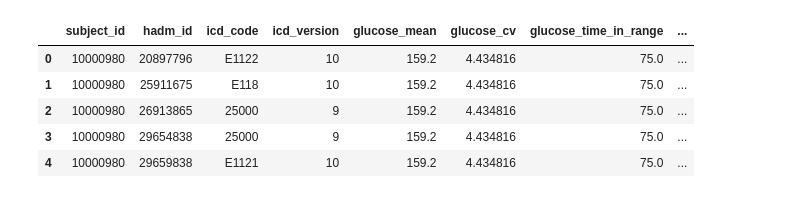
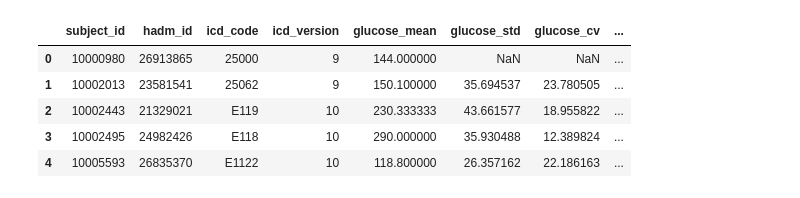
Before and after one commit to omiiii274/AKI-Prediction-in-Type-2-Diabetes-Patient-, a Jupyter notebook: notebooks/explore_data.ipynb, the cells around one changed output. Saved outputs shown, nothing was run; the diff lists cells and outputs as text; code cells hidden in the pictures.

```diff
--- a/notebooks/explore_data.ipynb
+++ b/notebooks/explore_data.ipynb
@@ -1,13 +38,17 @@
 # %%
 import pandas as pd
+pd.set_option('display.max_columns', None)
 
-# Step 1: Read the binary parquet file created by our pipeline
-saved_cohort_data = pd.read_parquet("../data/extract_patient_cohort.parquet")
+cohort_df = pd.read_parquet("../data/diabetes_cohort_list.parquet")
 
-# Step 2: Print out the internal properties of our data frame for verification
-print(f"Total Rows Extracted: {len(saved_cohort_data)}")
-print(f"Data Columns Present: {list(saved_cohort_data.columns)}")
-
-# Step 3: Render the clear dataframe spreadsheet directly inside the notebook window
-saved_cohort_data.head(10)
+print("="*60)
+print("COHORT EXTRACTION OUTPUT (extract_diagnoses_icd.py)")
+print("="*60)
+print(f"Shape: {cohort_df.shape}")
+print(f"Unique admissions: {cohort_df['hadm_id'].nunique():,}")
+print(f"Unique patients: {cohort_df['subject_id'].nunique():,}")
+print("\nColumn info:")
+cohort_df.info()
+print("\nFirst 5 rows:")
+cohort_df.head()
 # %% [output]
@@ -54,26 +78,14 @@ First 5 rows of diabetes cohort:
 # %%
-import pandas as pd
-import os
+kdigo_df = pd.read_parquet("../data/processed/kdigo_labeled_features.parquet")
 
-# Point directly to your processed directory
-PROCESSED_DATA_PATH = "../data/processed/kdigo_labeled_features.parquet"
-
-# Check if the file exists from the notebook's relative directory
-if not os.path.exists(PROCESSED_DATA_PATH):
-    print(f"ERROR: Cannot find {PROCESSED_DATA_PATH}. Make sure your pipeline ran successfully.")
-else:
-    # Read the master analytical matrix
-    master_matrix = pd.read_parquet(PROCESSED_DATA_PATH)
-
-    # 1. Print out the matrix properties
-    print(f"SUCCESS! Master Matrix Loaded Perfectly.")
-    print(f"Final Matrix Size: {master_matrix.shape[0]:,} rows x {master_matrix.shape[1]} columns")
-
-    # 2. Display Class Balance Target Breakdown
-    print("Target Class Breakdown (KDIGO Stages):")
-    print(master_matrix['kdigo_stage'].value_counts().sort_index())
-
-    # 3. Render the spreadsheet view inside the notebook window
-    print("Feature Matrix Preview:")
-    display(master_matrix.head(5))
+print("="*60)
+print("KDIGO LABELED FEATURES OUTPUT (extract_kdigo_features.py)")
+print("="*60)
+print(f"Shape: {kdigo_df.shape}")
+print("\nColumn info:")
+kdigo_df.info()
+print("\nKDIGO stage distribution:")
+print(kdigo_df['kdigo_stage'].value_counts().sort_index())
+print("\nFirst 5 rows:")
+kdigo_df.head()
 # %% [output]
@@ -90,6 +109,6 @@ Feature Matrix Preview:
-|  | subject_id | hadm_id | icd_code | icd_version | glucose_mean | glucose_cv | glucose_time_in_range | ... |
-| 0 | 10000980 | 20897796 | E1122 | 10 | 159.2 | 4.434816 | 75.0 | ... |
-| 1 | 10000980 | 25911675 | E118 | 10 | 159.2 | 4.434816 | 75.0 | ... |
-| 2 | 10000980 | 26913865 | 25000 | 9 | 159.2 | 4.434816 | 75.0 | ... |
-| 3 | 10000980 | 29654838 | 25000 | 9 | 159.2 | 4.434816 | 75.0 | ... |
-| 4 | 10000980 | 29659838 | E1121 | 10 | 159.2 | 4.434816 | 75.0 | ... |
+|  | subject_id | hadm_id | icd_code | icd_version | glucose_mean | glucose_std | glucose_cv | ... |
+| 0 | 10000980 | 26913865 | 25000 | 9 | 144.000000 | NaN | NaN | ... |
+| 1 | 10002013 | 23581541 | 25062 | 9 | 150.100000 | 35.694537 | 23.780505 | ... |
+| 2 | 10002443 | 21329021 | E119 | 10 | 230.333333 | 43.661577 | 18.955822 | ... |
+| 3 | 10002495 | 24982426 | E118 | 10 | 290.000000 | 35.930488 | 12.389824 | ... |
+| 4 | 10005593 | 26835370 | E1122 | 10 | 118.800000 | 26.357162 | 22.186163 | ... |
```
Also changed, not shown: parts of 26 cells of this notebook, 9 other files.
